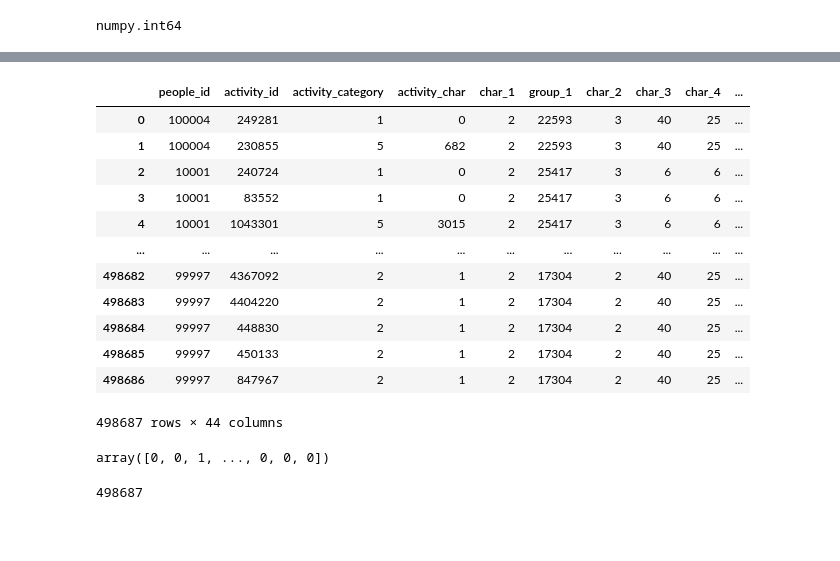
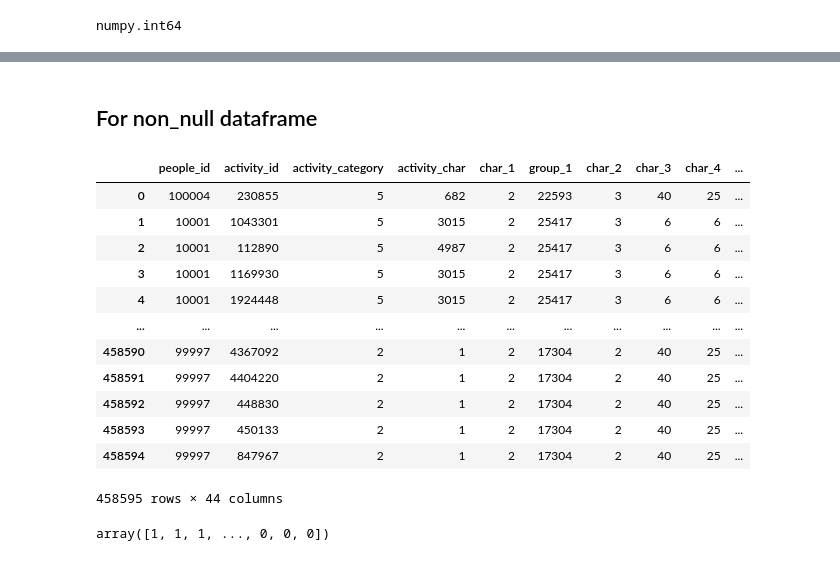
Before and after one commit to yash-meshram/predicting-red-hat-business-value, a Jupyter notebook: testing.ipynb, the cells around one changed output, grey strips where cells are left out. Drawn from its saved outputs; the diff is of its cells as text; code cells hidden in the pictures; blank space fills up the shorter version.

```diff
--- a/testing.ipynb
+++ b/testing.ipynb
@@ -77,5 +68,5 @@ def convert_str_to_num(x):
 # %%
-act_char = ['activity_category','char_10']
+act_char = ['activity_category']
 for i in act_char:
     df_test1[i] = df_test1[i].apply(convert_str_to_num)
 df_test1
@@ -239,9 +228,7 @@ def convert_str_to_num_(x):
     t = x.split('_')
     return int(float(t[1]))
 
-ids = ['people_id', 'activity_id']
-for i in ids:
-    df_test4[i] = df_test4[i].apply(convert_str_to_num_)
+df_test4['people_id'] = df_test4['people_id'].apply(convert_str_to_num_)
 df_test4
 # %% [output]
 |  | people_id | activity_id | activity_category | activity_char | char_1 | group_1 | char_2 | char_3 | char_4 | ... |
@@ -279 +266,10 @@ days_difference      int64
 dtype: object
+# %%
+is_NaN = df_test4.isnull()
+row_has_NaN = is_NaN.any(axis=1)
+df_test5_null = df_test4[row_has_NaN].reset_index()
+null_index = np.array(df_test5_null['index'])
+df_test5_null = df_test5_null.drop(['index', 'activity_char'], axis=1)
+activity_id_null = df_test5_null['activity_id']
+df_test5_null['activity_id'] = df_test5_null['activity_id'].apply(convert_str_to_num_)
+df_test5_null
@@ -279,0 +290,8 @@ dtype: object
+# %%
+df_test5_non_null = df_test4.drop(labels=null_index, axis=0).reset_index()
+non_null_index = np.array(df_test5_non_null['index'])
+df_test5_non_null = df_test5_non_null.drop('index', axis=1)
+df_test5_non_null['activity_char'] = df_test5_non_null['activity_char'].apply(convert_str_to_num)
+activity_id_non_null = df_test5_non_null['activity_id']
+df_test5_non_null['activity_id'] = df_test5_non_null['activity_id'].apply(convert_str_to_num_)
+df_test5_non_null
@@ -280,18 +312,20 @@ dtype: object
+# %% [markdown]
+## For non_null dataframe
 # %%
-x_test = df_test4
+x_test = df_test5_non_null
 x_test
 # %% [output]
 |  | people_id | activity_id | activity_category | activity_char | char_1 | group_1 | char_2 | char_3 | char_4 | ... |
-| 0 | 100004 | 249281 | 1 | 0 | 2 | 22593 | 3 | 40 | 25 | ... |
-| 1 | 100004 | 230855 | 5 | 682 | 2 | 22593 | 3 | 40 | 25 | ... |
-| 2 | 10001 | 240724 | 1 | 0 | 2 | 25417 | 3 | 6 | 6 | ... |
-| 3 | 10001 | 83552 | 1 | 0 | 2 | 25417 | 3 | 6 | 6 | ... |
-| 4 | 10001 | 1043301 | 5 | 3015 | 2 | 25417 | 3 | 6 | 6 | ... |
+| 0 | 100004 | 230855 | 5 | 682 | 2 | 22593 | 3 | 40 | 25 | ... |
+| 1 | 10001 | 1043301 | 5 | 3015 | 2 | 25417 | 3 | 6 | 6 | ... |
+| 2 | 10001 | 112890 | 5 | 4987 | 2 | 25417 | 3 | 6 | 6 | ... |
+| 3 | 10001 | 1169930 | 5 | 3015 | 2 | 25417 | 3 | 6 | 6 | ... |
+| 4 | 10001 | 1924448 | 5 | 3015 | 2 | 25417 | 3 | 6 | 6 | ... |
 | ... | ... | ... | ... | ... | ... | ... | ... | ... | ... | ... |
-| 498682 | 99997 | 4367092 | 2 | 1 | 2 | 17304 | 2 | 40 | 25 | ... |
-| 498683 | 99997 | 4404220 | 2 | 1 | 2 | 17304 | 2 | 40 | 25 | ... |
-| 498684 | 99997 | 448830 | 2 | 1 | 2 | 17304 | 2 | 40 | 25 | ... |
-| 498685 | 99997 | 450133 | 2 | 1 | 2 | 17304 | 2 | 40 | 25 | ... |
-| 498686 | 99997 | 847967 | 2 | 1 | 2 | 17304 | 2 | 40 | 25 | ... |
+| 458590 | 99997 | 4367092 | 2 | 1 | 2 | 17304 | 2 | 40 | 25 | ... |
+| 458591 | 99997 | 4404220 | 2 | 1 | 2 | 17304 | 2 | 40 | 25 | ... |
+| 458592 | 99997 | 448830 | 2 | 1 | 2 | 17304 | 2 | 40 | 25 | ... |
+| 458593 | 99997 | 450133 | 2 | 1 | 2 | 17304 | 2 | 40 | 25 | ... |
+| 458594 | 99997 | 847967 | 2 | 1 | 2 | 17304 | 2 | 40 | 25 | ... |
-498687 rows × 44 columns
+458595 rows × 44 columns
 # %%
@@ -301,9 +333,5 @@ model = joblib.load("/content/drive/MyDrive/B.Tech/kaggle/predicting-red-hat-bus
 # %%
-y_pred = model.predict(x_test)
+y_pred = model_non_null.predict(x_test)
 y_pred
 # %% [output]
-array([0, 0, 1, ..., 0, 0, 0])
+array([1, 1, 1, ..., 0, 0, 0])
-# %%
-len(y_pred)
-# %% [output]
-498687
```
Also changed, not shown: parts of 27 cells of this notebook, 2 other files.
